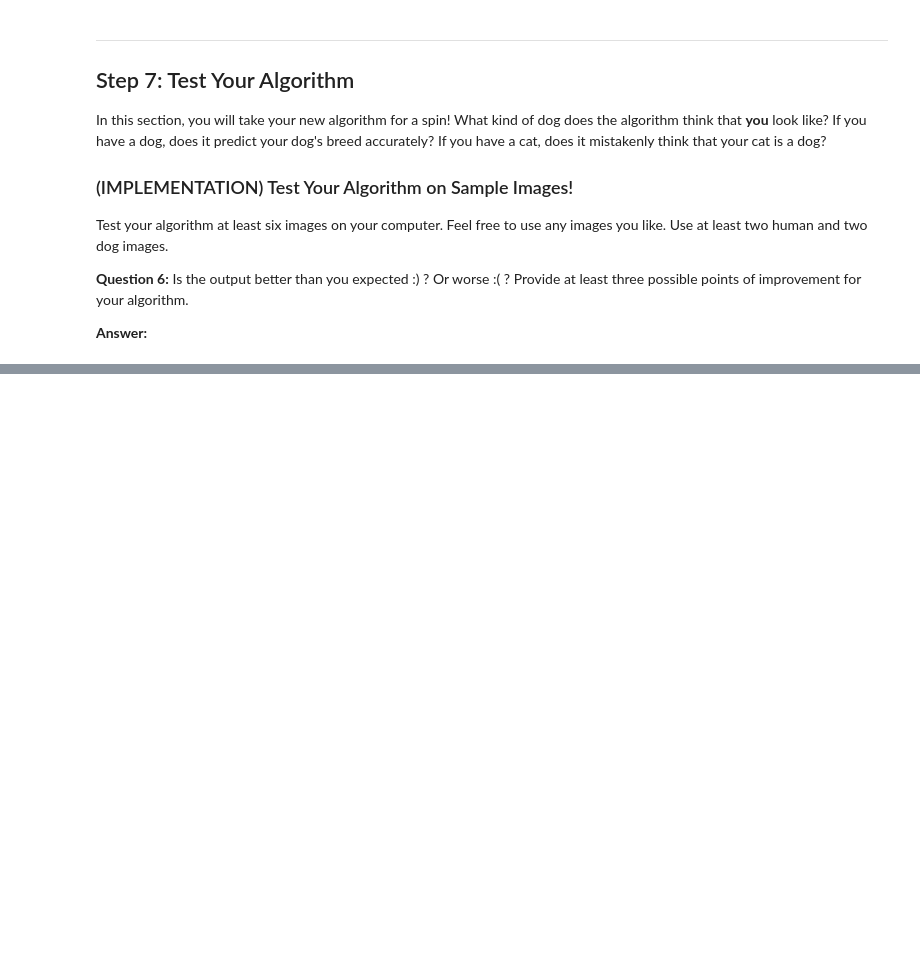
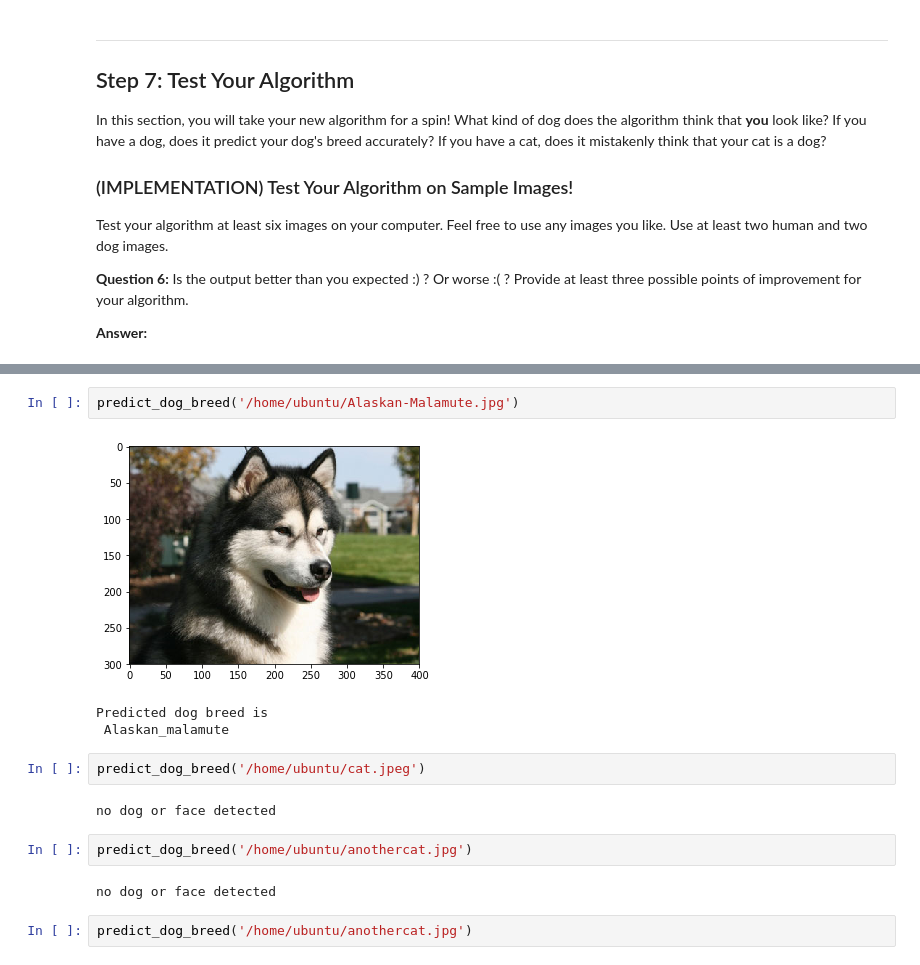
Before and after one commit to manasapte/dog-project, a Jupyter notebook: dog_app.ipynb, the cells around one changed output, grey strips where cells are left out. Saved outputs shown, nothing was run; the diff lists cells and outputs as text; blank space fills up the shorter version.

```diff
--- a/dog_app.ipynb
+++ b/dog_app.ipynb
@@ -773,0 +770,16 @@ Predicted dog breed is
+# %%
+predict_dog_breed('/home/ubuntu/Alaskan-Malamute.jpg')
+# %% [output]
+[figure, added]
+Predicted dog breed is
+ Alaskan_malamute
+# %%
+predict_dog_breed('/home/ubuntu/cat.jpeg')
+# %% [output]
+no dog or face detected
+# %%
+predict_dog_breed('/home/ubuntu/anothercat.jpg')
+# %% [output]
+no dog or face detected
+# %%
+predict_dog_breed('/home/ubuntu/anothercat.jpg')
```
Also changed, not shown: parts of 15 cells of this notebook.
